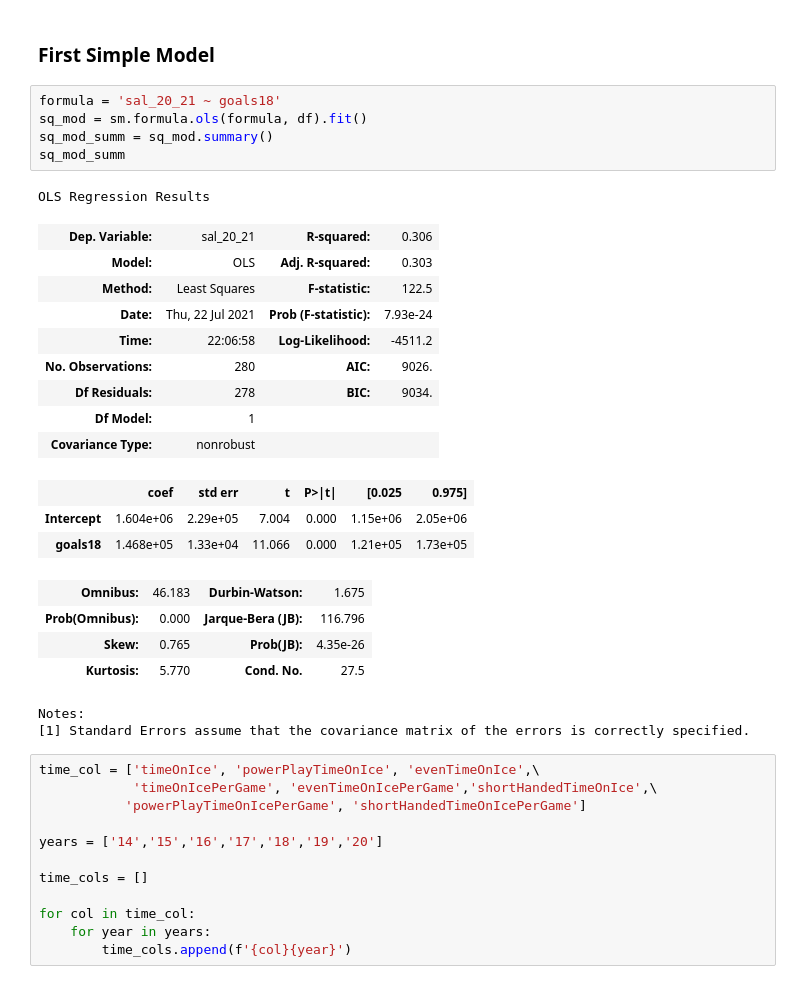
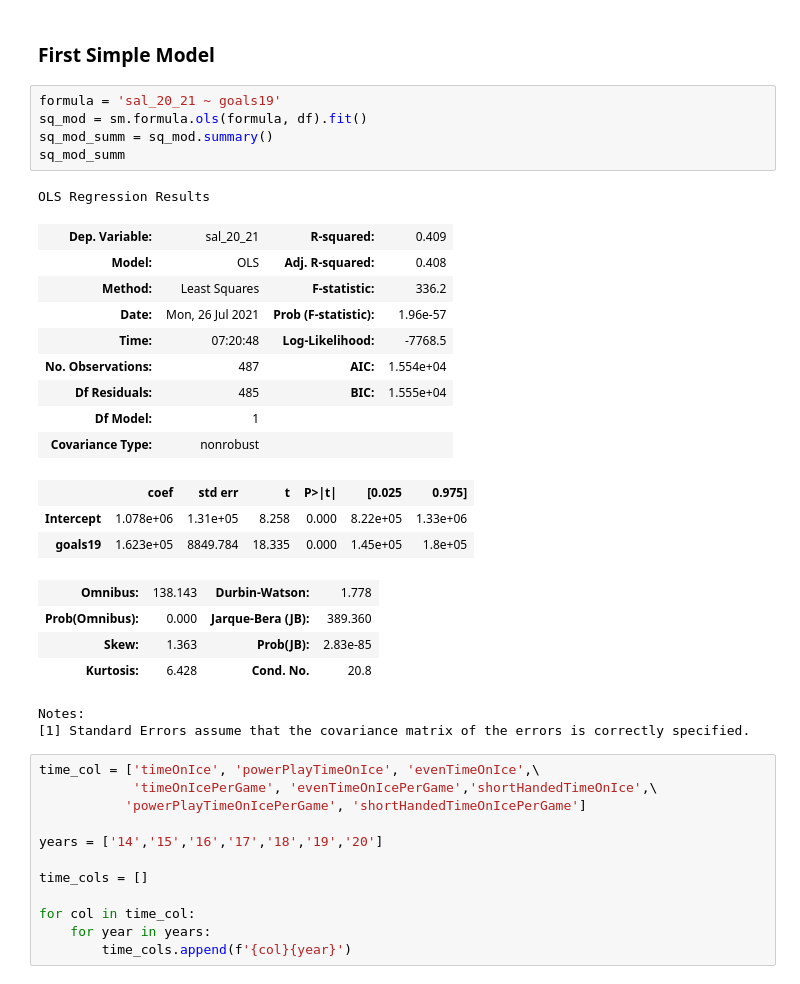
Before and after one commit to kyledufrane/NHL-Salary-Predictions, a Jupyter notebook: nhl_data/modeling.ipynb, the cells around one changed output. Drawn from its saved outputs; the diff is of its cells as text.

Commit message:
updating modeling

```diff
--- a/nhl_data/modeling.ipynb
+++ b/nhl_data/modeling.ipynb
@@ -54,28 +78,28 @@ df = df.fillna(0)
 # %% [markdown]
 ### First Simple Model
 # %%
-formula = 'sal_20_21 ~ goals18'
+formula = 'sal_20_21 ~ goals19'
 sq_mod = sm.formula.ols(formula, df).fit()
 sq_mod_summ = sq_mod.summary()
 sq_mod_summ
 # %% [output]
 OLS Regression Results
-| Dep. Variable: | sal_20_21 | R-squared: | 0.306 |
-| Model: | OLS | Adj. R-squared: | 0.303 |
-| Method: | Least Squares | F-statistic: | 122.5 |
-| Date: | Thu, 22 Jul 2021 | Prob (F-statistic): | 7.93e-24 |
-| Time: | 22:06:58 | Log-Likelihood: | -4511.2 |
-| No. Observations: | 280 | AIC: | 9026. |
-| Df Residuals: | 278 | BIC: | 9034. |
+| Dep. Variable: | sal_20_21 | R-squared: | 0.409 |
+| Model: | OLS | Adj. R-squared: | 0.408 |
+| Method: | Least Squares | F-statistic: | 336.2 |
+| Date: | Mon, 26 Jul 2021 | Prob (F-statistic): | 1.96e-57 |
+| Time: | 07:20:48 | Log-Likelihood: | -7768.5 |
+| No. Observations: | 487 | AIC: | 1.554e+04 |
+| Df Residuals: | 485 | BIC: | 1.555e+04 |
 | Df Model: | 1 |  |  |
 | Covariance Type: | nonrobust |  |  |
 |  | coef | std err | t | P>|t| | [0.025 | 0.975] |
-| Intercept | 1.604e+06 | 2.29e+05 | 7.004 | 0.000 | 1.15e+06 | 2.05e+06 |
-| goals18 | 1.468e+05 | 1.33e+04 | 11.066 | 0.000 | 1.21e+05 | 1.73e+05 |
+| Intercept | 1.078e+06 | 1.31e+05 | 8.258 | 0.000 | 8.22e+05 | 1.33e+06 |
+| goals19 | 1.623e+05 | 8849.784 | 18.335 | 0.000 | 1.45e+05 | 1.8e+05 |
-| Omnibus: | 46.183 | Durbin-Watson: | 1.675 |
-| Prob(Omnibus): | 0.000 | Jarque-Bera (JB): | 116.796 |
-| Skew: | 0.765 | Prob(JB): | 4.35e-26 |
-| Kurtosis: | 5.770 | Cond. No. | 27.5 |
+| Omnibus: | 138.143 | Durbin-Watson: | 1.778 |
+| Prob(Omnibus): | 0.000 | Jarque-Bera (JB): | 389.360 |
+| Skew: | 1.363 | Prob(JB): | 2.83e-85 |
+| Kurtosis: | 6.428 | Cond. No. | 20.8 |
 Notes:
 [1] Standard Errors assume that the covariance matrix of the errors is correctly specified.
 # %%
```
Also changed, not shown: parts of 50 cells of this notebook, 5 other files.
